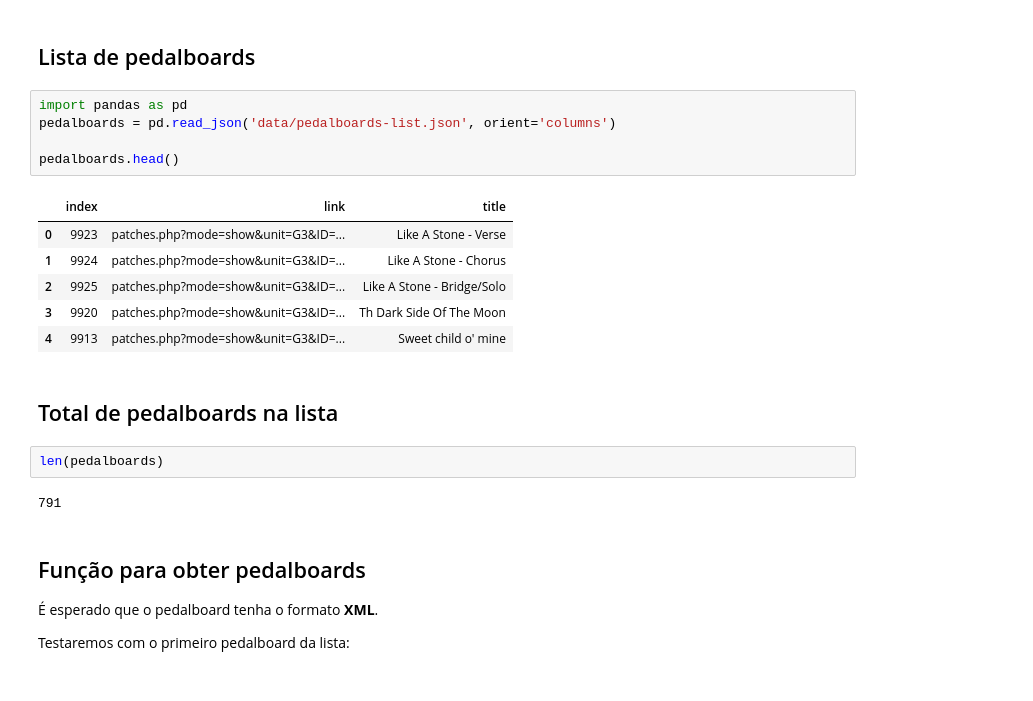
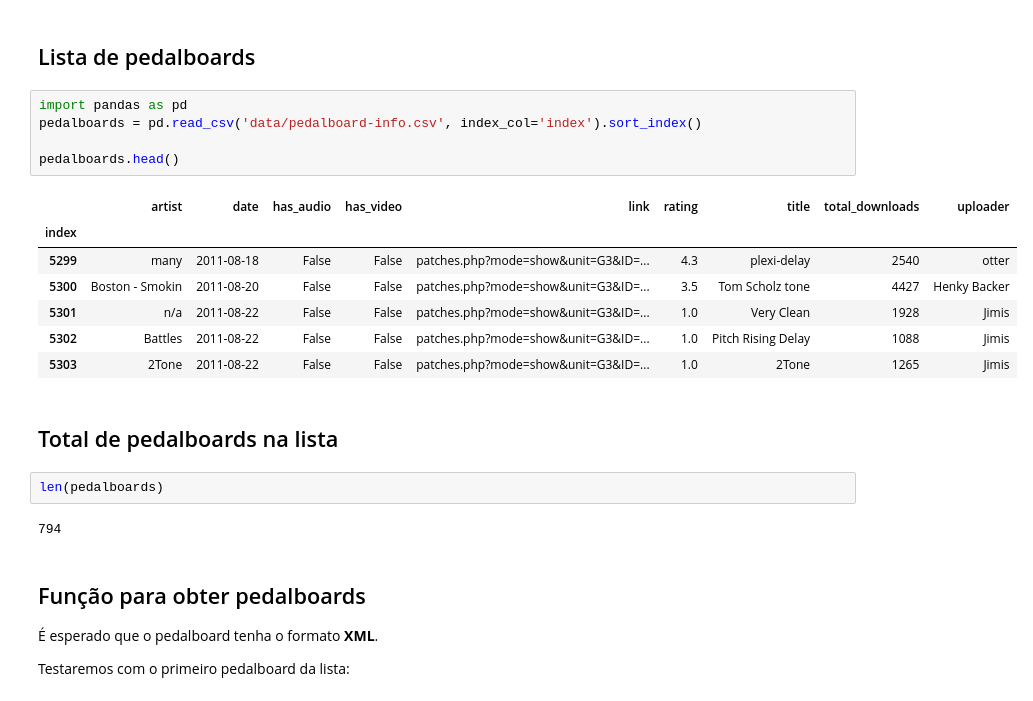
Before and after one commit to IFCE-Ciencia-da-Computacao-2011-2/UDM.316-Reconhecimento-de-Padroes, a Jupyter notebook: projeto-final/Tratamento de dados 2 - Coletando dados dos pedalboards.ipynb, the cells around one changed output. Cells and saved outputs as stored; diff of their text form.

Commit message:
Atuaizando .json para csv

```diff
--- a/projeto-final/Tratamento de dados 2 - Coletando dados dos pedalboards.ipynb
+++ b/projeto-final/Tratamento de dados 2 - Coletando dados dos pedalboards.ipynb
@@ -6,22 +6,23 @@ A partir de uma lista de pedalboards (`data/pedalboards-list.json`), tentaremos
 ## Lista de pedalboards
 # %%
 import pandas as pd
-pedalboards = pd.read_json('data/pedalboards-list.json', orient='columns')
+pedalboards = pd.read_csv('data/pedalboard-info.csv', index_col='index').sort_index()
 
 pedalboards.head()
 # %% [output]
-|  | index | link | title |
-| 0 | 9923 | patches.php?mode=show&unit=G3&ID=... | Like A Stone - Verse |
-| 1 | 9924 | patches.php?mode=show&unit=G3&ID=... | Like A Stone - Chorus |
-| 2 | 9925 | patches.php?mode=show&unit=G3&ID=... | Like A Stone - Bridge/Solo |
-| 3 | 9920 | patches.php?mode=show&unit=G3&ID=... | Th Dark Side Of The Moon |
-| 4 | 9913 | patches.php?mode=show&unit=G3&ID=... | Sweet child o' mine |
+|  | artist | date | has_audio | has_video | link | rating | title | total_downloads | uploader |
+| index |  |  |  |  |  |  |  |  |  |
+| 5299 | many | 2011-08-18 | False | False | patches.php?mode=show&unit=G3&ID=... | 4.3 | plexi-delay | 2540 | otter |
+| 5300 | Boston - Smokin | 2011-08-20 | False | False | patches.php?mode=show&unit=G3&ID=... | 3.5 | Tom Scholz tone | 4427 | Henky Backer |
+| 5301 | n/a | 2011-08-22 | False | False | patches.php?mode=show&unit=G3&ID=... | 1.0 | Very Clean | 1928 | Jimis |
+| 5302 | Battles | 2011-08-22 | False | False | patches.php?mode=show&unit=G3&ID=... | 1.0 | Pitch Rising Delay | 1088 | Jimis |
+| 5303 | 2Tone | 2011-08-22 | False | False | patches.php?mode=show&unit=G3&ID=... | 1.0 | 2Tone | 1265 | Jimis |
 # %% [markdown]
 ## Total de pedalboards na lista
 # %%
 len(pedalboards)
 # %% [output]
-791
+794
 # %% [markdown]
 ## Função para obter pedalboards
 
```
Also changed, not shown: parts of 12 cells of this notebook, 9 other files.
